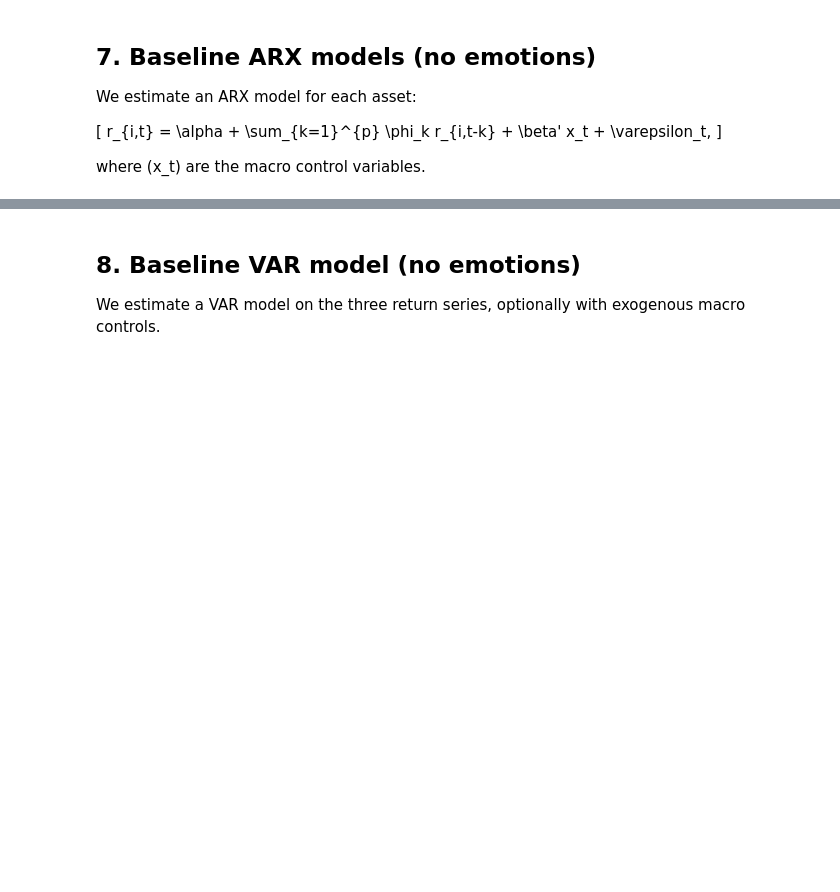
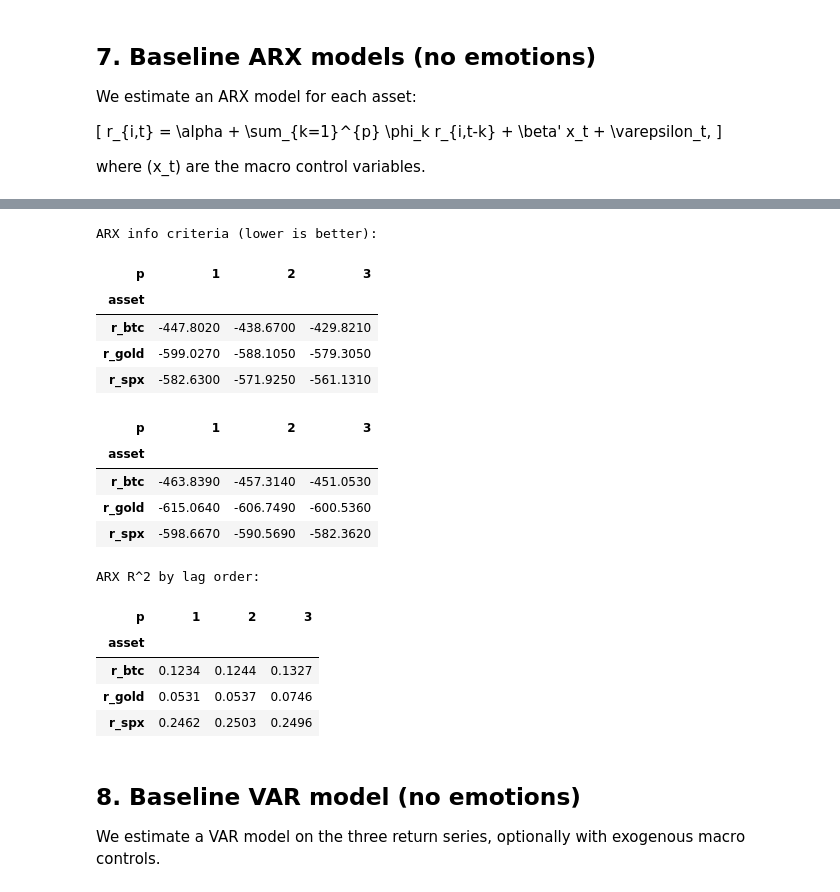
Before and after one commit to isom-ds/youtube-emotion-financial-modelling, a Jupyter notebook: 500_financial_baseline.ipynb, the cells around one changed output, grey strips where cells are left out. Cells and saved outputs as stored; diff of their text form; code cells hidden in the pictures; blank space fills up the shorter version.

```diff
--- a/500_financial_baseline.ipynb
+++ b/500_financial_baseline.ipynb
@@ -284,3 +426,44 @@ for asset in ["r_btc", "r_gold", "r_spx"]:
+# %%
+# Explore ARX lag lengths (p = 1..3)
+lag_options = [1, 2, 3]
+arx_metrics = []
+
+for p_opt in lag_options:
+    for asset in ["r_btc", "r_gold", "r_spx"]:
+        model = fit_arx(data, asset, p=p_opt, control_cols=control_cols)
+        arx_metrics.append({
+            "asset": asset,
+            "p": p_opt,
+            "aic": model.aic,
+            "bic": model.bic,
+            "r2": model.rsquared,
+            "nobs": model.nobs,
+        })
+
+arx_metrics_df = pd.DataFrame(arx_metrics)
+print("ARX info criteria (lower is better):")
+display(arx_metrics_df.pivot(index="asset", columns="p", values="bic").round(3))
+display(arx_metrics_df.pivot(index="asset", columns="p", values="aic").round(3))
+print("ARX R^2 by lag order:")
+display(arx_metrics_df.pivot(index="asset", columns="p", values="r2").round(4))
+# %% [output]
+ARX info criteria (lower is better):
+| p | 1 | 2 | 3 |
+| asset |  |  |  |
+| r_btc | -447.8020 | -438.6700 | -429.8210 |
+| r_gold | -599.0270 | -588.1050 | -579.3050 |
+| r_spx | -582.6300 | -571.9250 | -561.1310 |
+| p | 1 | 2 | 3 |
+| asset |  |  |  |
+| r_btc | -463.8390 | -457.3140 | -451.0530 |
+| r_gold | -615.0640 | -606.7490 | -600.5360 |
+| r_spx | -598.6670 | -590.5690 | -582.3620 |
+ARX R^2 by lag order:
+| p | 1 | 2 | 3 |
+| asset |  |  |  |
+| r_btc | 0.1234 | 0.1244 | 0.1327 |
+| r_gold | 0.0531 | 0.0537 | 0.0746 |
+| r_spx | 0.2462 | 0.2503 | 0.2496 |
 # %% [markdown]
 
 ## 8. Baseline VAR model (no emotions)
```
Also changed, not shown: parts of 18 cells of this notebook.
